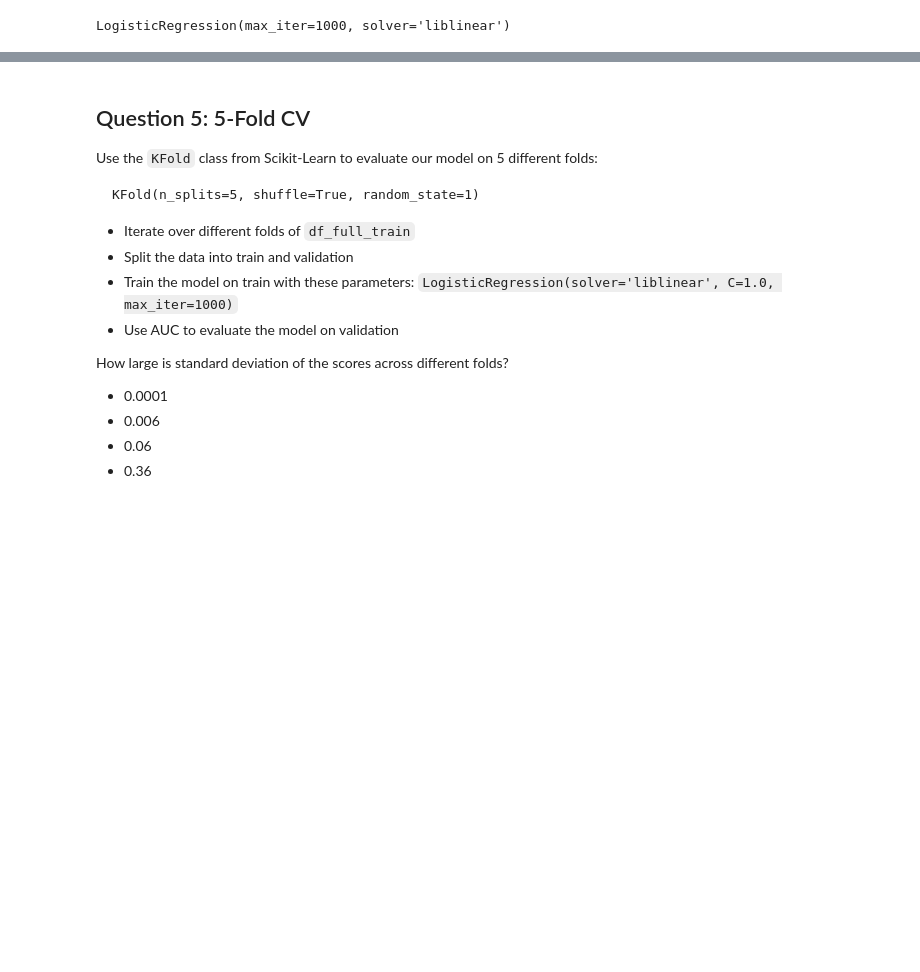
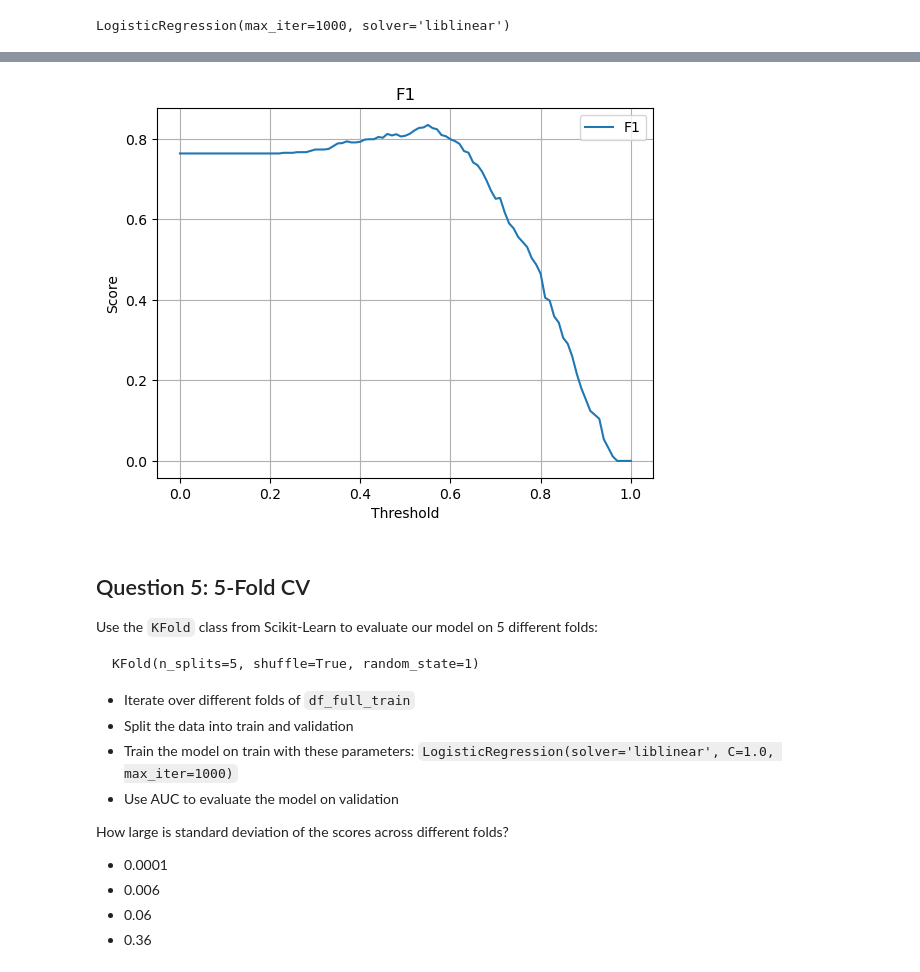
Before and after one commit to rosa-lpz/machine-learning-zoomcamp-homework, a Jupyter notebook: 04-evaluation/homework-04.ipynb, the cells around one changed output, grey strips where cells are left out. Saved outputs shown, nothing was run; the diff lists cells and outputs as text; code cells hidden in the pictures; blank space fills up the shorter version.

```diff
--- a/04-evaluation/homework-04.ipynb
+++ b/04-evaluation/homework-04.ipynb
@@ -359,25 +367,0 @@ fpr
-# %%
-scores = []
-
-thresholds = np.linspace(0, 1, 101)
-
-for t in thresholds:
-    actual_positive = (y_val == 1)
-    actual_negative = (y_val == 0)
-
-    predict_positive = (y_pred >= t)
-    predict_negative = (y_pred < t)
-
-    tp = (predict_positive & actual_positive).sum()
-    tn = (predict_negative & actual_negative).sum()
-
-    fp = (predict_positive & actual_negative).sum()
-    fn = (predict_negative & actual_positive).sum()
-
-    scores.append((t, tp, fp, fn, tn))
-# %%
-columns = ['threshold', 'tp', 'fp', 'fn', 'tn']
-df_scores = pd.DataFrame(scores, columns=columns)
-
-df_scores['tpr'] = df_scores.tp / (df_scores.tp + df_scores.fn)
-df_scores['fpr'] = df_scores.fp / (df_scores.fp + df_scores.tn)
@@ -410,3 +491,7 @@ At which threshold F1 is maximal?
+# %%
+p_r_f1_viz(y_val, y_pred)
+# %% [output]
+[figure, added]
 # %% [markdown]
 ## Question 5: 5-Fold CV
 
```
Also changed, not shown: parts of 31 cells of this notebook.
